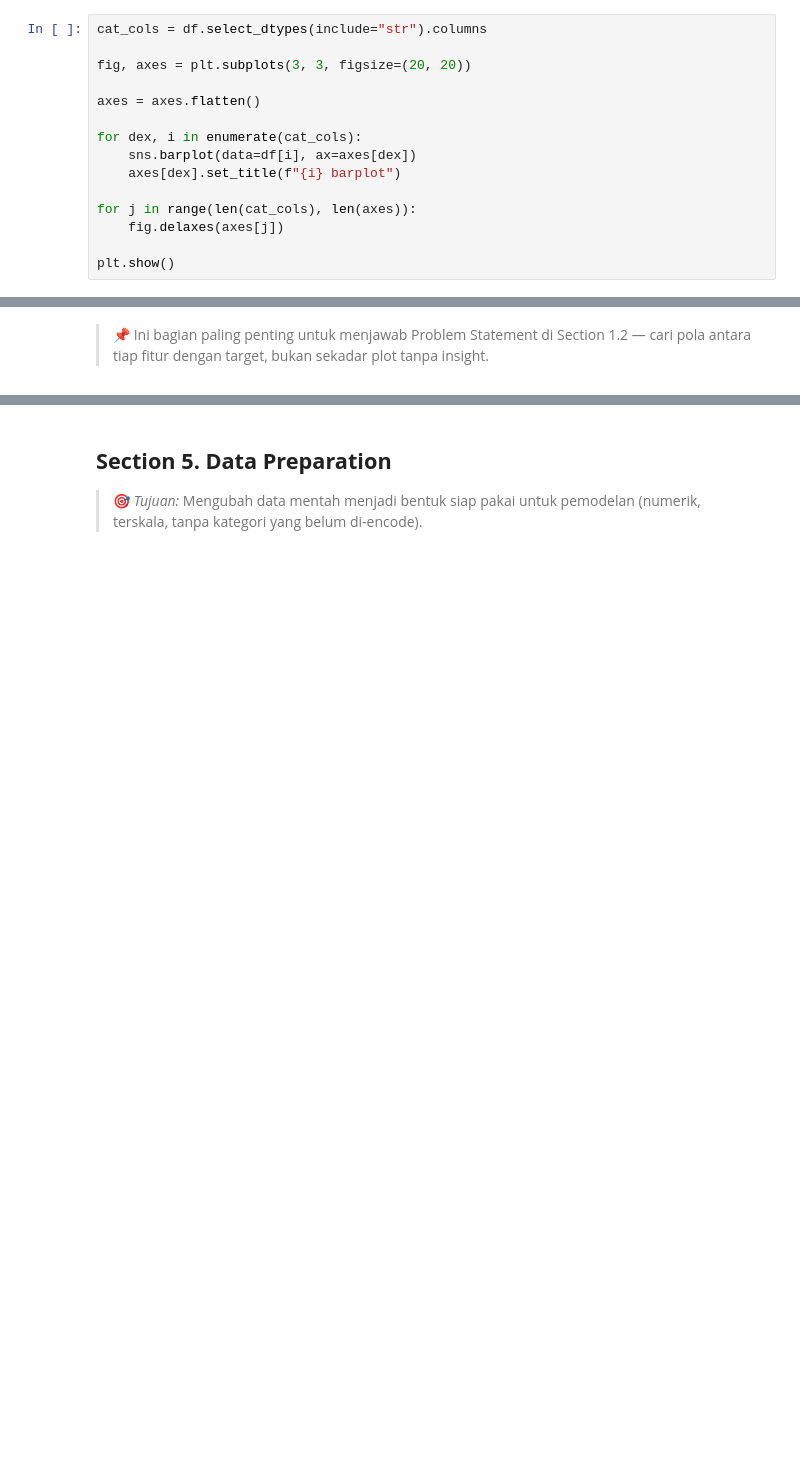
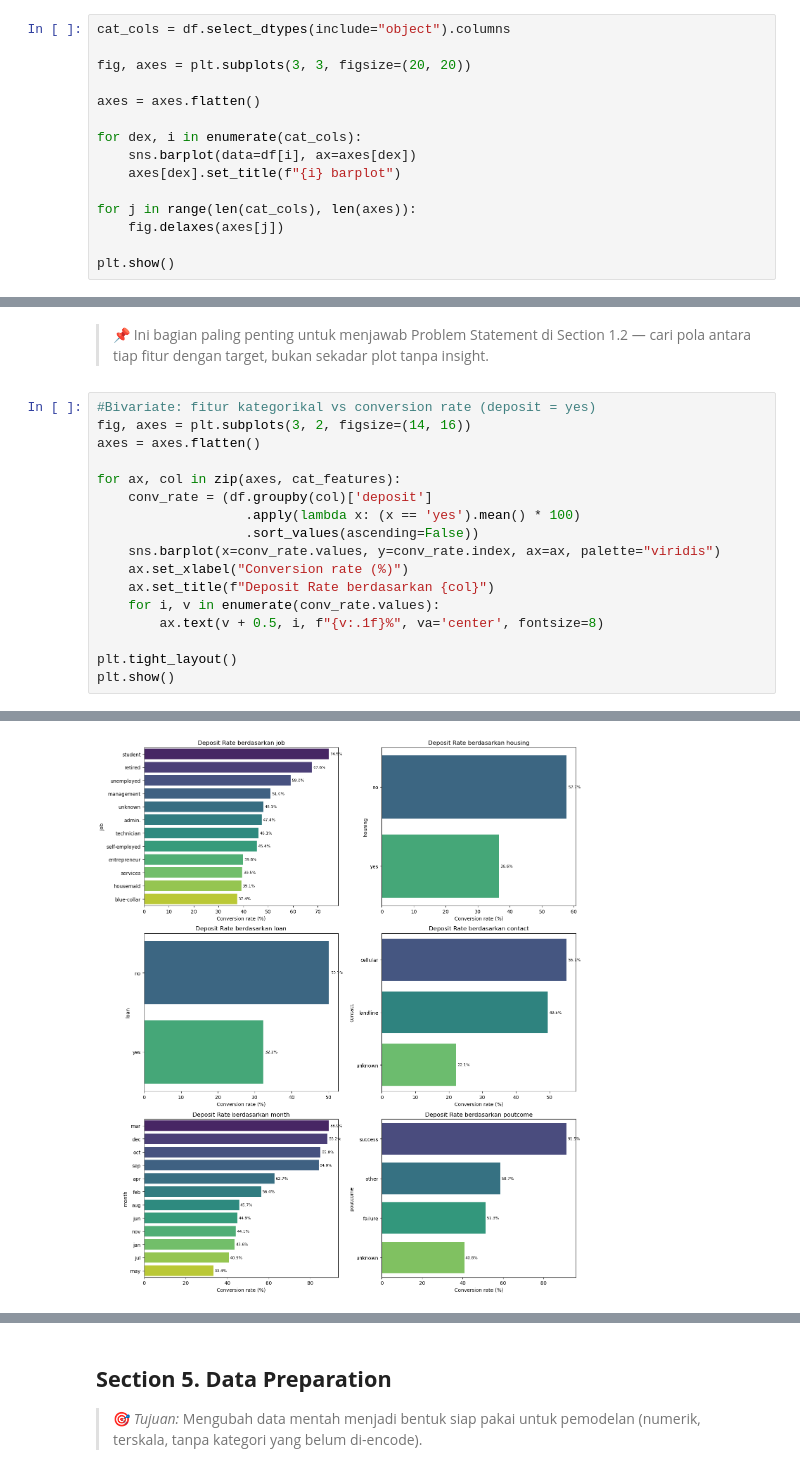
Before and after one commit to ElmarLeonard9/Bank_Marketing_Campaign_Analysis_-_ML, a Jupyter notebook: notebook/1.0-bdp-notebook.ipynb, the cells around one changed output, grey strips where cells are left out. Saved outputs shown, nothing was run; the diff lists cells and outputs as text; blank space fills up the shorter version.

```diff
--- a/notebook/1.0-bdp-notebook.ipynb
+++ b/notebook/1.0-bdp-notebook.ipynb
@@ -292,7 +530,7 @@ plt.show()
 # %% [markdown]
 Cardinality of Categorical Value
 # %%
-cat_cols = df.select_dtypes(include="str").columns
+cat_cols = df.select_dtypes(include="object").columns
 
 fig, axes = plt.subplots(3, 3, figsize=(20, 20))
 
@@ -499,3 +815,21 @@ df.shape
 > 🎯 *Tujuan:* Mencari pola hubungan antara tiap fitur dengan target, untuk menjawab langsung Problem Statement di Section 1.2.
 # %% [markdown]
 > 📌 Ini bagian paling penting untuk menjawab Problem Statement di Section 1.2 — cari pola antara tiap fitur dengan target, bukan sekadar plot tanpa insight.
+# %%
+#Bivariate: fitur kategorikal vs conversion rate (deposit = yes)
+fig, axes = plt.subplots(3, 2, figsize=(14, 16))
+axes = axes.flatten()
+
+for ax, col in zip(axes, cat_features):
+    conv_rate = (df.groupby(col)['deposit']
+                   .apply(lambda x: (x == 'yes').mean() * 100)
+                   .sort_values(ascending=False))
+    sns.barplot(x=conv_rate.values, y=conv_rate.index, ax=ax, palette="viridis")
+    ax.set_xlabel("Conversion rate (%)")
+    ax.set_title(f"Deposit Rate berdasarkan {col}")
+    for i, v in enumerate(conv_rate.values):
+        ax.text(v + 0.5, i, f"{v:.1f}%", va='center', fontsize=8)
+
+plt.tight_layout()
+plt.show()
+# %% [output]
@@ -501,0 +853 @@ df.shape
+[figure, added]
```
Also changed, not shown: parts of 52 cells of this notebook.
